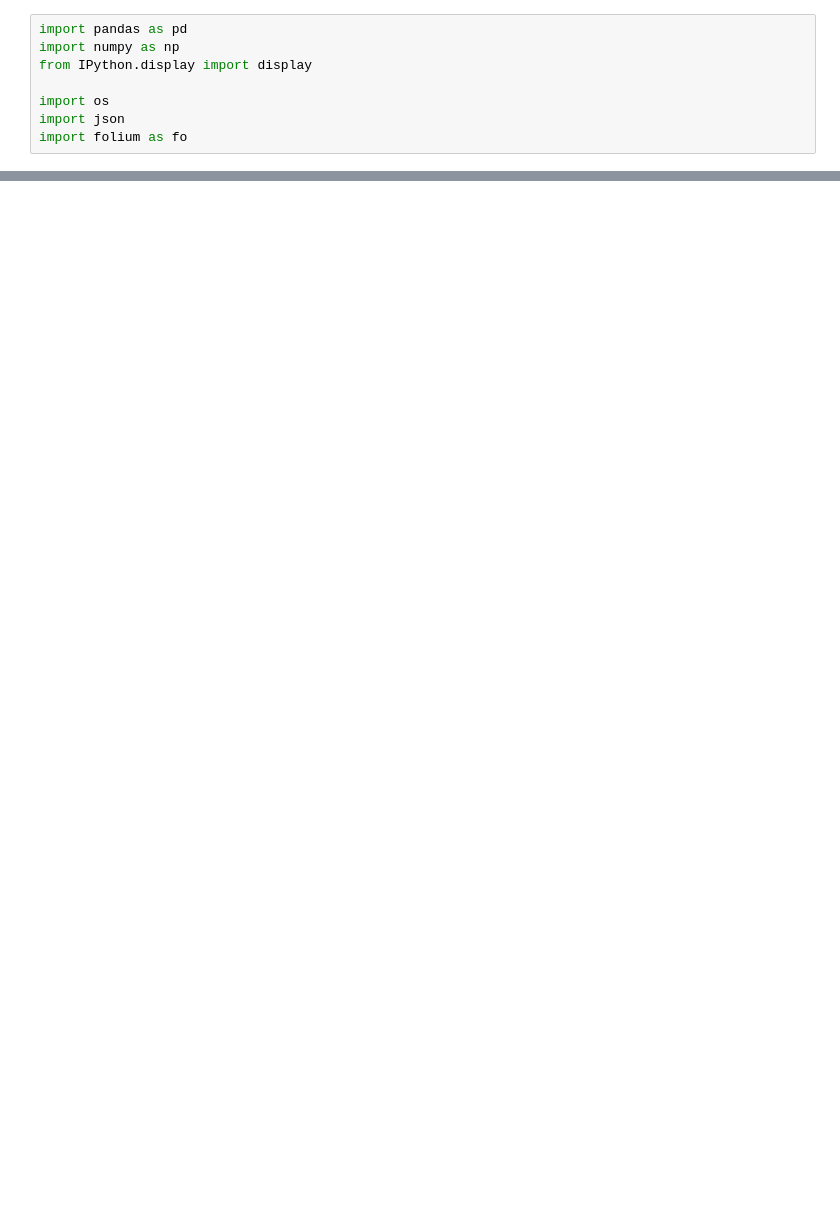
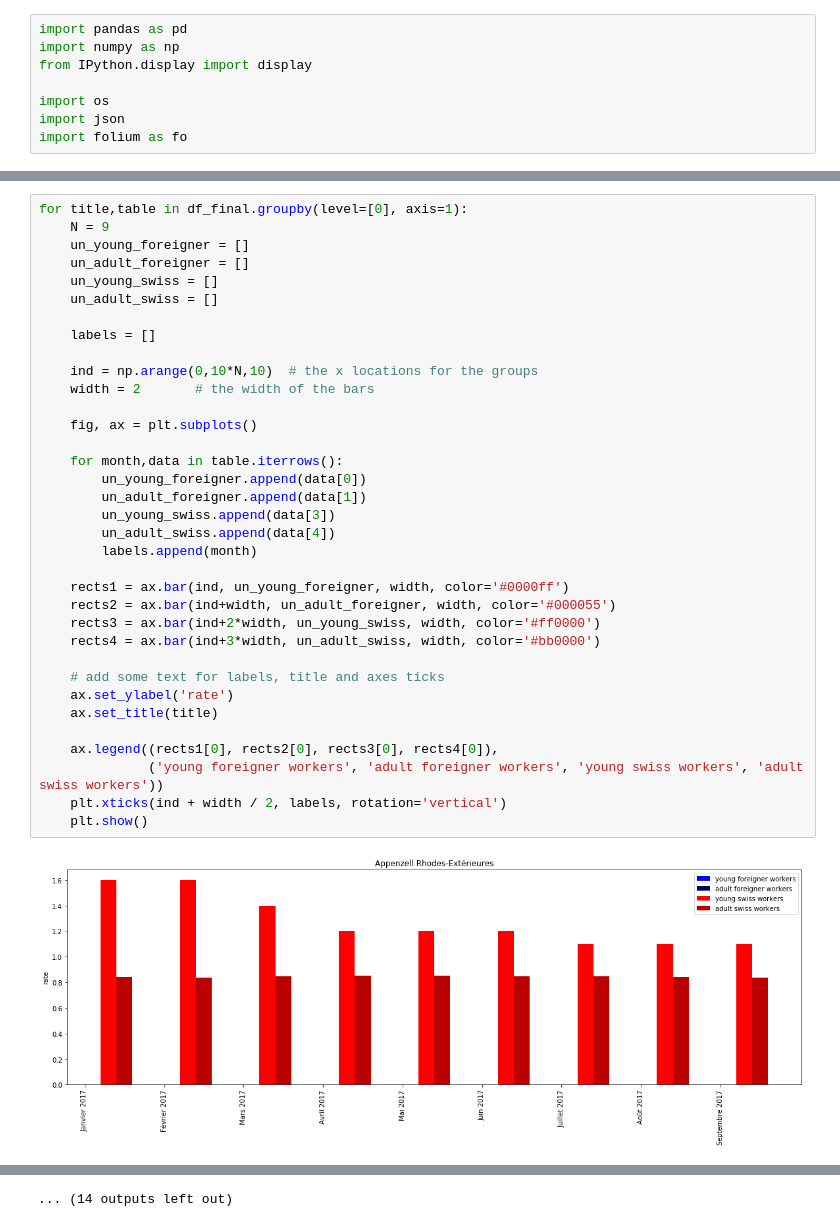
Before and after one commit to m-yaghini/ada17, a Jupyter notebook: 03 - Interactive Viz/Homework3_LW.ipynb, the cells around one changed output, grey strips where cells are left out. Drawn from its saved outputs; the diff is of its cells as text; blank space fills up the shorter version.

```diff
--- a/03 - Interactive Viz/Homework3_LW.ipynb
+++ b/03 - Interactive Viz/Homework3_LW.ipynb
@@ -137,0 +277,37 @@ ch_map
+# %%
+for title,table in df_final.groupby(level=[0], axis=1):
+    N = 9
+    un_young_foreigner = []
+    un_adult_foreigner = []
+    un_young_swiss = []
+    un_adult_swiss = []
+
+    labels = []
+
+    ind = np.arange(0,10*N,10)  # the x locations for the groups
+    width = 2       # the width of the bars
+
+    fig, ax = plt.subplots()
+
+    for month,data in table.iterrows():
+        un_young_foreigner.append(data[0])
+        un_adult_foreigner.append(data[1])
+        un_young_swiss.append(data[3])
+        un_adult_swiss.append(data[4])
+        labels.append(month)
+
+    rects1 = ax.bar(ind, un_young_foreigner, width, color='#0000ff')
+    rects2 = ax.bar(ind+width, un_adult_foreigner, width, color='#000055')
+    rects3 = ax.bar(ind+2*width, un_young_swiss, width, color='#ff0000')
+    rects4 = ax.bar(ind+3*width, un_adult_swiss, width, color='#bb0000')
+
+    # add some text for labels, title and axes ticks
+    ax.set_ylabel('rate')
+    ax.set_title(title)
+
+    ax.legend((rects1[0], rects2[0], rects3[0], rects4[0]),
+              ('young foreigner workers', 'adult foreigner workers', 'young swiss workers', 'adult swiss workers'))
+    plt.xticks(ind + width / 2, labels, rotation='vertical')
+    plt.show()
+# %% [output]
+[figure, added]
@@ -137,0 +325 @@ ch_map
+... (14 outputs left out)
```
Also changed, not shown: parts of 29 cells of this notebook, 1 other file.
